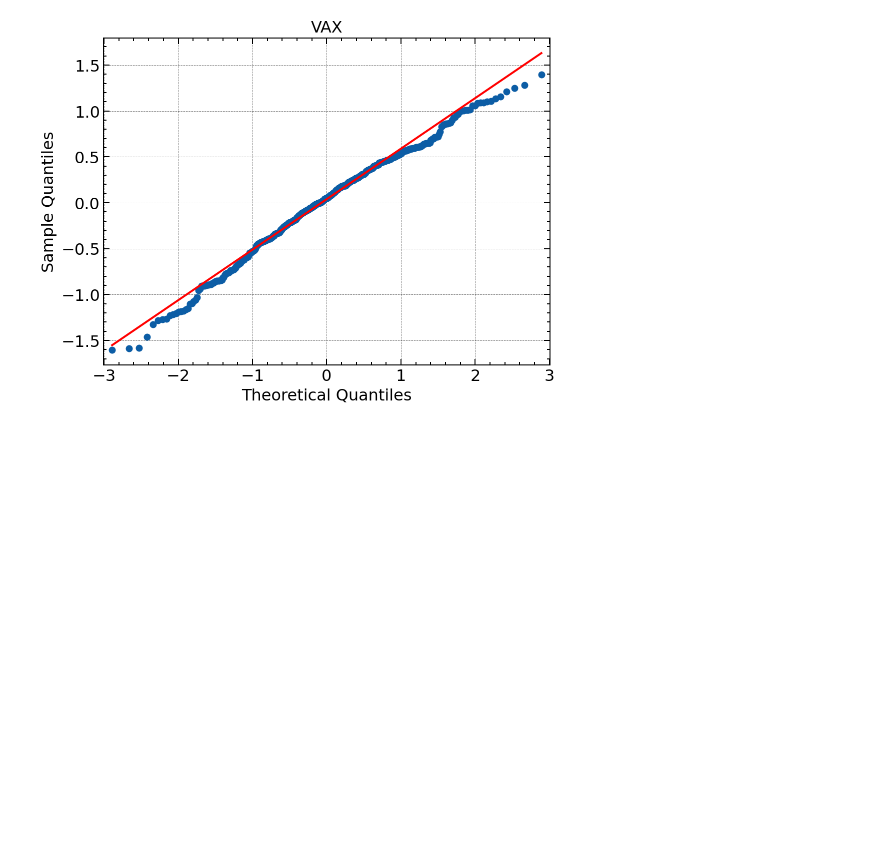
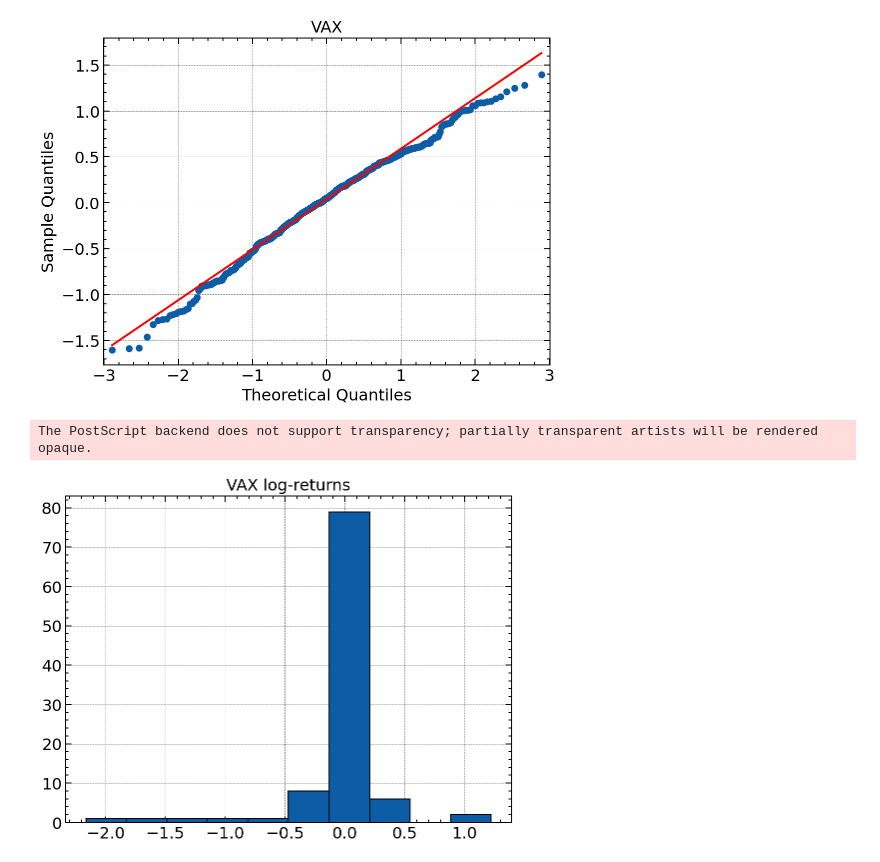
Before and after one commit to Sinbad-The-Sailor/Abacus, a Jupyter notebook: examples/plot_results.ipynb, the cells around one changed output. Cells and saved outputs as stored; diff of their text form; code cells hidden in the pictures; blank space fills up the shorter version.

Commit message:
Added log return plots.

```diff
--- a/examples/plot_results.ipynb
+++ b/examples/plot_results.ipynb
@@ -53,0 +24,15 @@ def get_volatility(asset: str):
+# %%
+# Return plots
+
+asset = 'VAS'
+
+eur_ret = pd.read_csv(f'../database/return_samples/{asset}.txt')
+eur_ret = np.array(eur_ret)
+
+plt.hist(eur_ret, edgecolor='black')
+plt.title('VAX log-returns')
+plt.savefig(f'{asset}.eps')
+plt.show()
+# %% [output]
+The PostScript backend does not support transparency; partially transparent artists will be rendered opaque.
+[figure, added]
```
Also changed, not shown: parts of 2 cells of this notebook, 12 other files.
